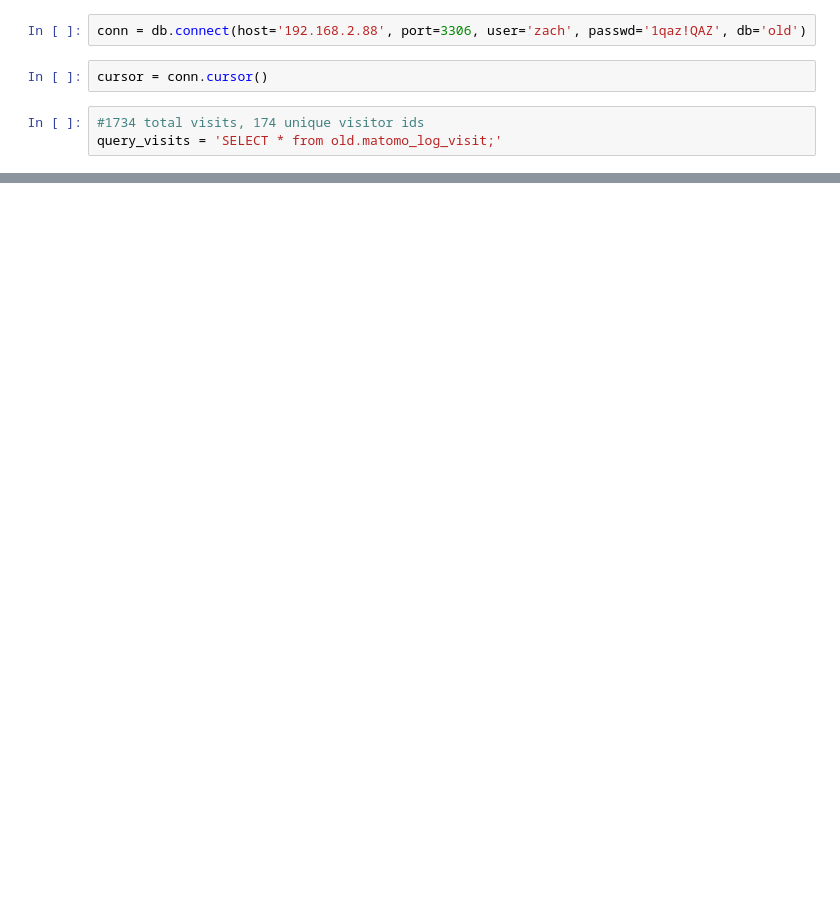
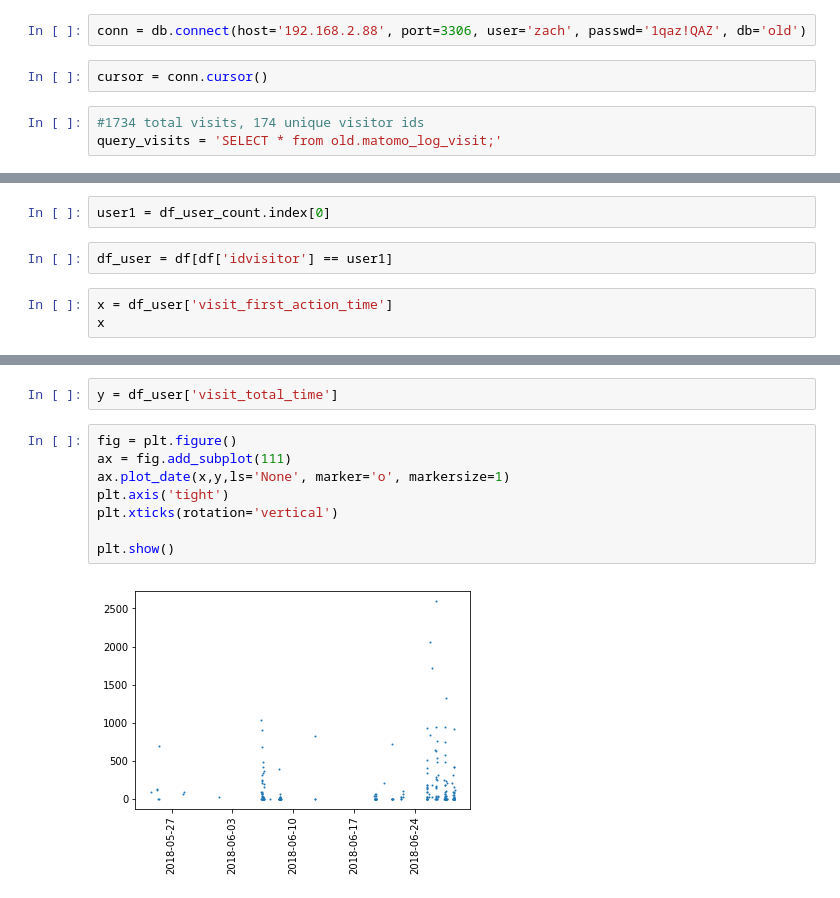
Before and after one commit to zacharyclement/machineLearningFunctions, a Jupyter notebook: databases/analytics_log_visit.ipynb, the cells around one changed output, grey strips where cells are left out. Cells and saved outputs as stored; diff of their text form; blank space fills up the shorter version.

Commit message:
add actions links and visits analysis

```diff
--- a/databases/analytics_log_visit.ipynb
+++ b/databases/analytics_log_visit.ipynb
@@ -34,0 +160,7 @@ df_visits
+# %%
+user1 = df_user_count.index[0]
+# %%
+df_user = df[df['idvisitor'] == user1]
+# %%
+x = df_user['visit_first_action_time']
+x
@@ -34,0 +185,12 @@ df_visits
+# %%
+y = df_user['visit_total_time']
+# %%
+fig = plt.figure()
+ax = fig.add_subplot(111)
+ax.plot_date(x,y,ls='None', marker='o', markersize=1)
+plt.axis('tight')
+plt.xticks(rotation='vertical')
+
+plt.show()
+# %% [output]
+[figure, added]
```
Also changed, not shown: parts of 18 cells of this notebook.
